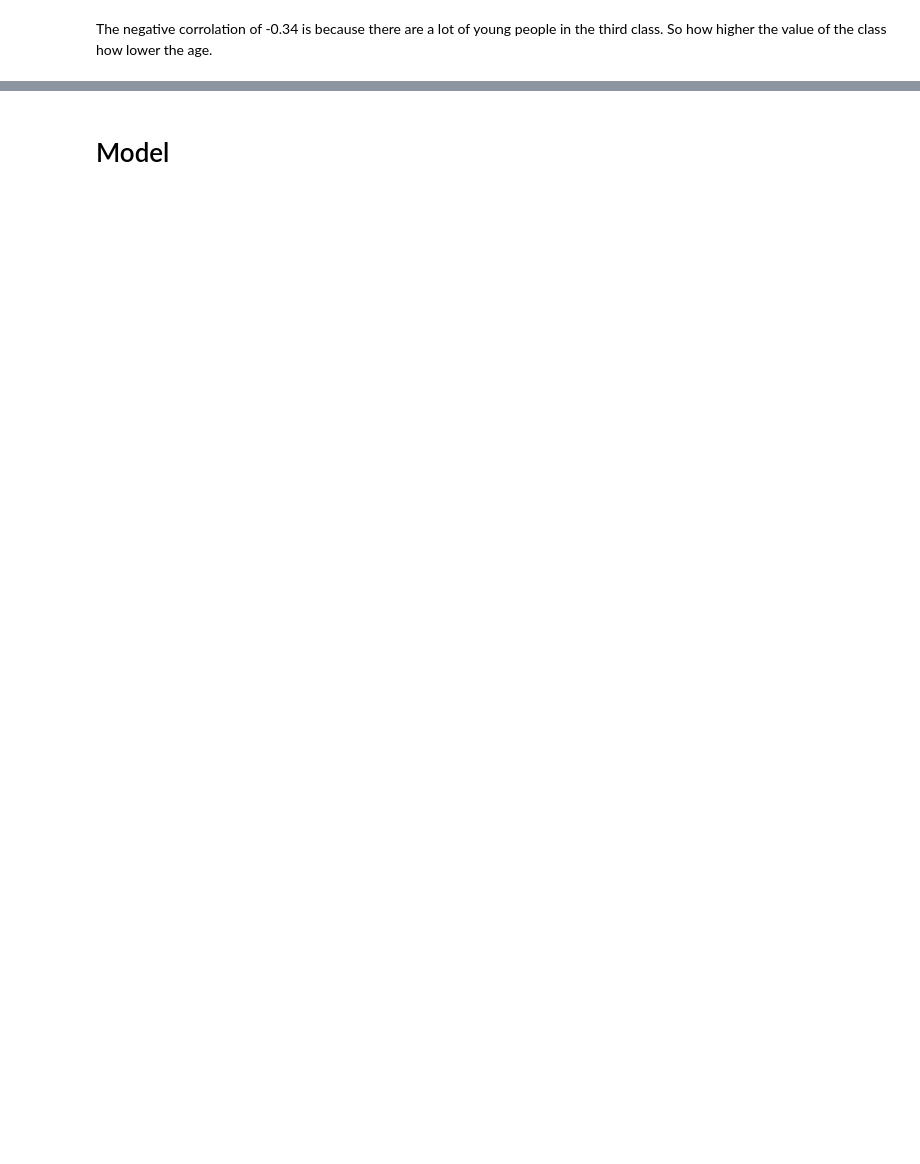
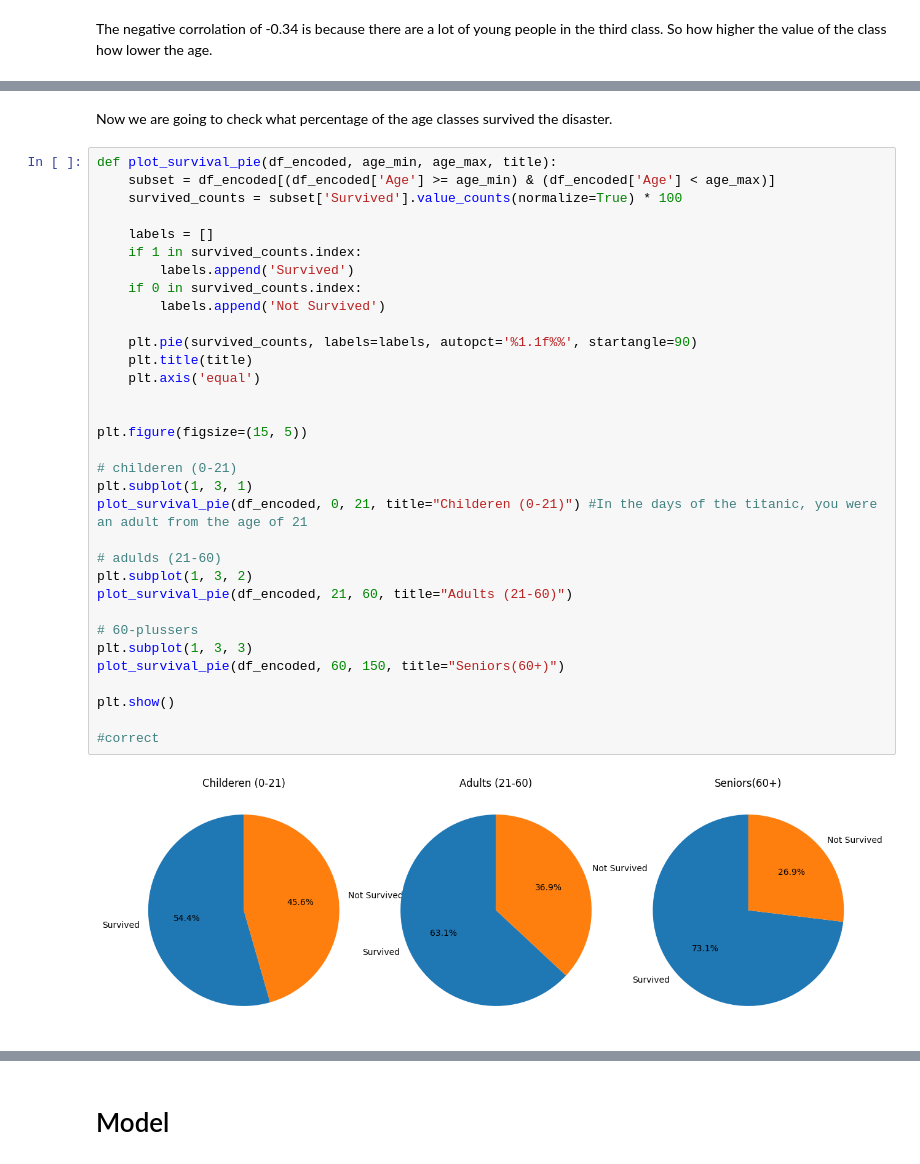
Before and after one commit to MarcelinaSiwka/MEM, a Jupyter notebook: Titanic/titanic.ipynb, the cells around one changed output, grey strips where cells are left out. Drawn from its saved outputs; the diff is of its cells as text; blank space fills up the shorter version.

```diff
--- a/Titanic/titanic.ipynb
+++ b/Titanic/titanic.ipynb
@@ -149,0 +166,37 @@ The negative corrolation of -0.34 is because there are a lot of young people in
+# %% [markdown]
+Now we are going to check what percentage of the age classes survived the disaster.
+# %%
+def plot_survival_pie(df_encoded, age_min, age_max, title):
+    subset = df_encoded[(df_encoded['Age'] >= age_min) & (df_encoded['Age'] < age_max)]
+    survived_counts = subset['Survived'].value_counts(normalize=True) * 100
+
+    labels = []
+    if 1 in survived_counts.index:
+        labels.append('Survived')
+    if 0 in survived_counts.index:
+        labels.append('Not Survived')
+
+    plt.pie(survived_counts, labels=labels, autopct='%1.1f%%', startangle=90)
+    plt.title(title)
+    plt.axis('equal')
+
+
+plt.figure(figsize=(15, 5))
+
+# childeren (0-21)
+plt.subplot(1, 3, 1)
+plot_survival_pie(df_encoded, 0, 21, title="Childeren (0-21)") #In the days of the titanic, you were an adult from the age of 21
+
+# adulds (21-60)
+plt.subplot(1, 3, 2)
+plot_survival_pie(df_encoded, 21, 60, title="Adults (21-60)")
+
+# 60-plussers
+plt.subplot(1, 3, 3)
+plot_survival_pie(df_encoded, 60, 150, title="Seniors(60+)")
+
+plt.show()
+
+#correct
+# %% [output]
+[figure, added]
```
Also changed, not shown: parts of 17 cells of this notebook, 4 other files.
